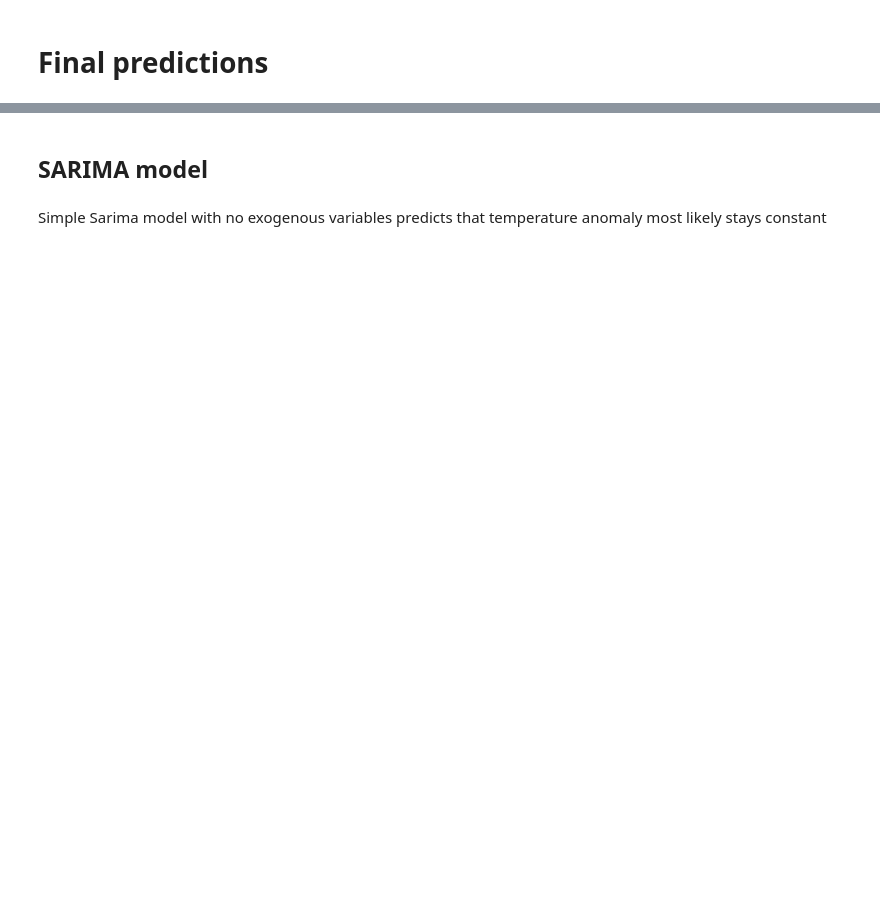
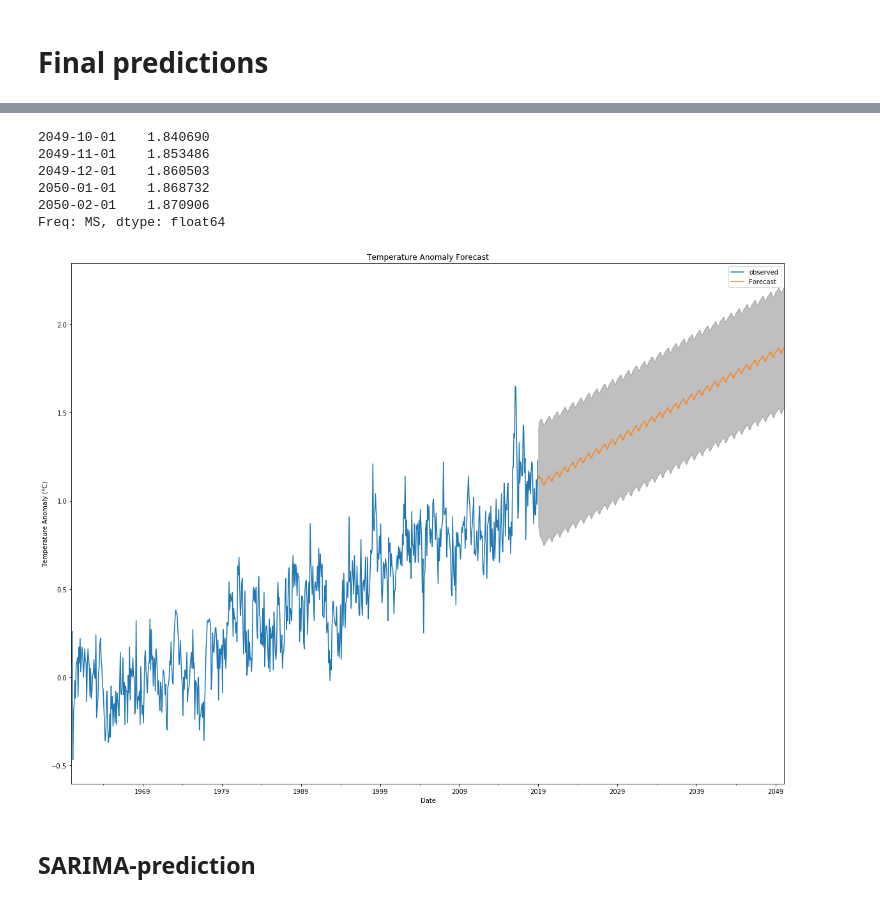
Before and after one commit to SimoAntikainen/sarimax-climate-change-forecast, a Jupyter notebook: sarimax-climate-change-forecast.ipynb, the cells around one changed output, grey strips where cells are left out. Cells and saved outputs as stored; diff of their text form; code cells hidden in the pictures; blank space fills up the shorter version.

```diff
--- a/sarimax-climate-change-forecast.ipynb
+++ b/sarimax-climate-change-forecast.ipynb
@@ -613,0 +653,2 @@ sarimax.plot_diagnostics(figsize=(15, 12))
+# %%
+prediction   = sarima.get_forecast(steps=374)
@@ -613,0 +681,5 @@ sarimax.plot_diagnostics(figsize=(15, 12))
+# %%
+mod = sm.tsa.statespace.SARIMAX(anomalyrange.anomaly,order=(2,1,2),trend='c', seasonal_order=(0,0,0,0),
+                                 enforce_stationarity=False, enforce_invertibility=False,exog=co2range.values)
+res = mod.fit()
+res.summary()
@@ -614,4 +707,29 @@ sarimax.plot_diagnostics(figsize=(15, 12))
+# %%
+prediction = res.get_forecast(steps=374, exog=prediction.predicted_mean.reshape(374,1))
+# %%
+prediction.predicted_mean.tail()
+# %% [output]
+2049-10-01    1.840690
+2049-11-01    1.853486
+2049-12-01    1.860503
+2050-01-01    1.868732
+2050-02-01    1.870906
+Freq: MS, dtype: float64
+# %%
+pred_ci = prediction.conf_int()
+# %%
+ax = anomalyrange.anomaly.plot(label='observed', figsize=(20, 15))
+prediction.predicted_mean.plot(ax=ax, label='Forecast')
+ax.fill_between(pred_ci.index,
+                pred_ci.iloc[:, 0],
+                pred_ci.iloc[:, 1], color='k', alpha=.25)
+ax.set_title('Temperature Anomaly Forecast')
+ax.set_xlabel('Date')
+ax.set_ylabel('Temperature Anomaly (*C)')
+
+plt.legend()
+plt.show()
+# %% [output]
+[figure, added]
 # %% [markdown]
-## SARIMA model
+## SARIMA-prediction
-# %% [markdown]
-Simple Sarima model with no exogenous variables predicts that temperature anomaly most likely stays constant
```
Also changed, not shown: parts of 23 cells of this notebook, 1 other file.
